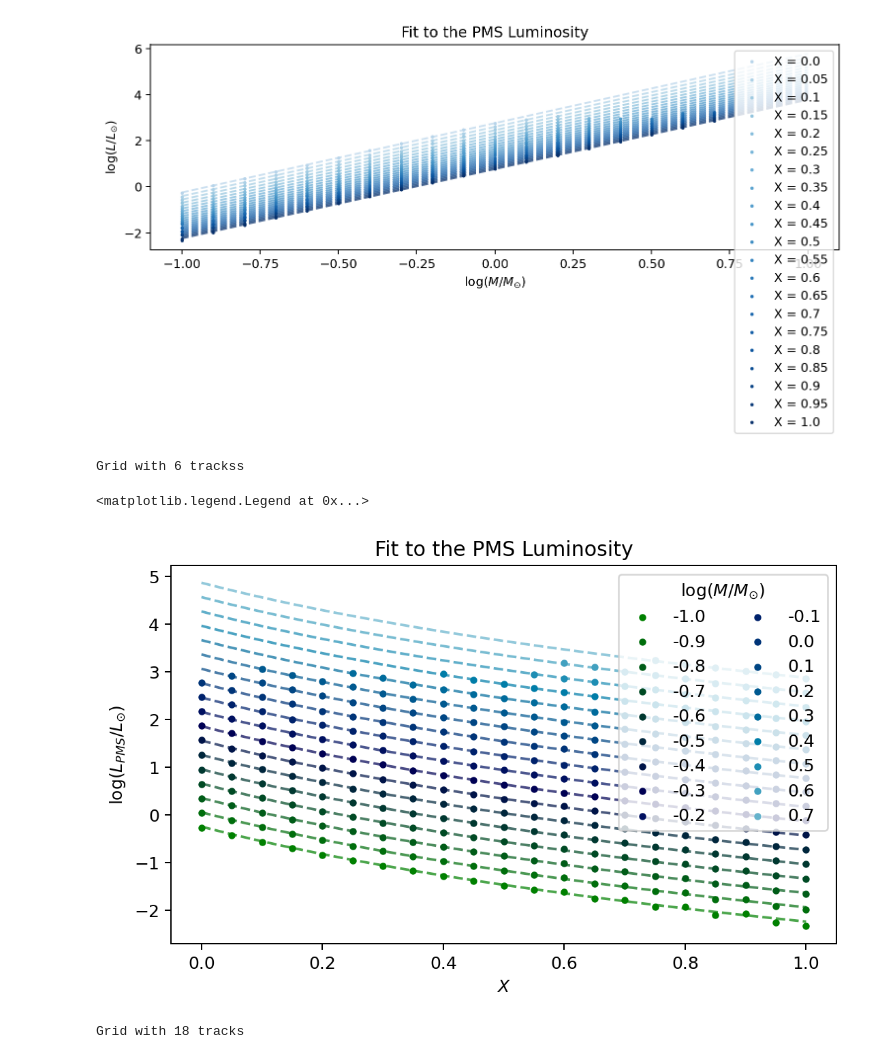
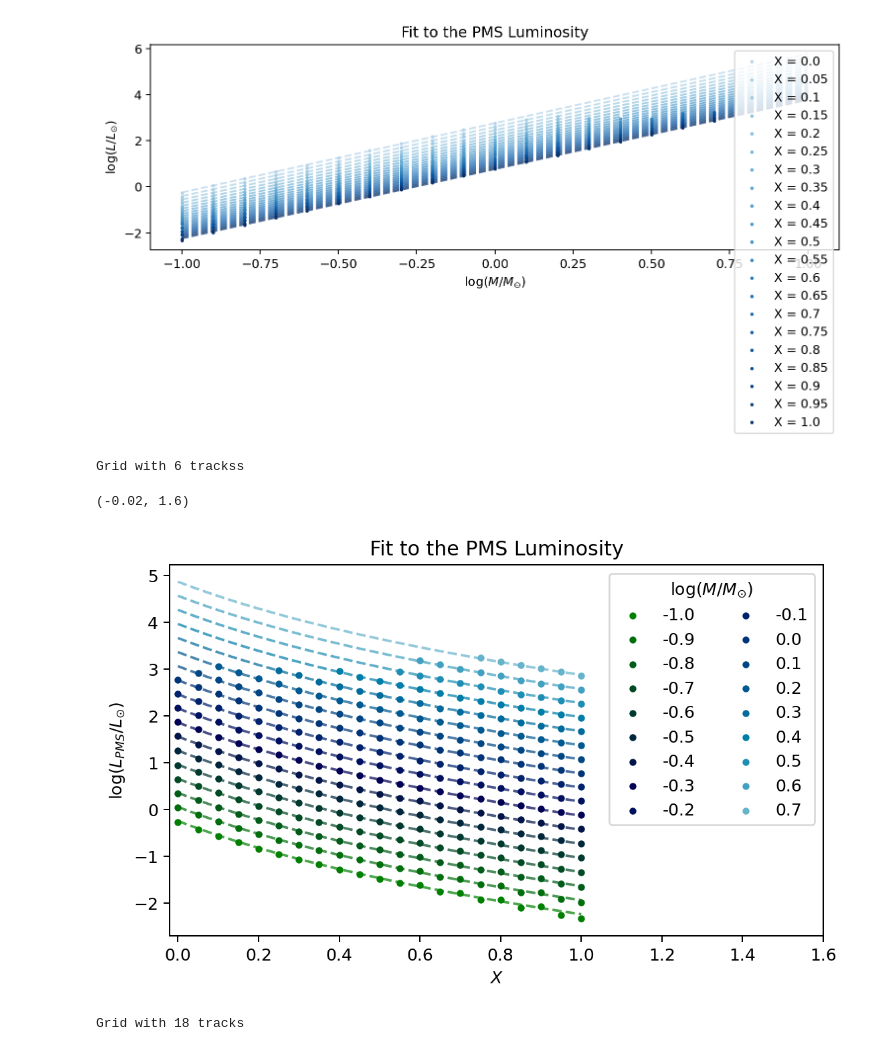
Before and after one commit to Jems-jl/Jems.jl, a Jupyter notebook: HomologyTesting/plots3 without Prad.ipynb, the cells around one changed output. Drawn from its saved outputs; the diff is of its cells as text; code cells hidden in the pictures.

```diff
--- a/HomologyTesting/plots3 without Prad.ipynb
+++ b/HomologyTesting/plots3 without Prad.ipynb
@@ -350,24 +350,25 @@ Grid with 18 tracks
 # %%
 #make plot of the fit
 fig, ax = plt.subplots(1,1, figsize=(7,4),dpi=180)
 ax.set_title('Fit to the PMS Luminosity')
 ax.set_xlabel('$X$')
 ax.set_ylabel('$\log(L_{PMS}/L_{\odot})$')
 
 logMrange = unique(goodGrid.logMs)
 XRange = np.linspace(0,1,100)
 colors = plt.cm.ocean(np.linspace(0.0, 0.8, len(logMrange)))
 for logM, color in zip(logMrange,colors):
     cutGrid = goodGrid.collapse_grid_logM(logM)
     ax.scatter(cutGrid.Xs, np.log10(cutGrid.PMS_Ls), label = f'{logM}', marker = 'o',color=color,s=10)
     ax.plot(XRange, fit2.eval(X = XRange, M = 10**logM),alpha = 0.7, ls='--',color=color)
     #uncertainties = fit2.eval_uncertainty(X = X, M = 10**logMrange, sigma=5)
     #ax.fill_between(logMrange, fit2.eval(X = X, M = 10**logMrange) - uncertainties, fit2.eval(X = X, M = 10**logMrange) + uncertainties, alpha = 1, color = 'tab:blue')
 ax.legend(title='$\log(M/M_{\odot})$',ncols=2)
+ax.set_xlim(-0.02,1.6)
 # %% [output]
 Grid with 6 trackss
-<matplotlib.legend.Legend at 0x...>
+(-0.02, 1.6)
-[figure, old version]
+[figure, new version]
 # %%
 #make plot of the fit
 fig, ax = plt.subplots(1,1, figsize=(10,3),dpi=180)
```
Also changed, not shown: parts of 1 cell of this notebook, 1 other file.
